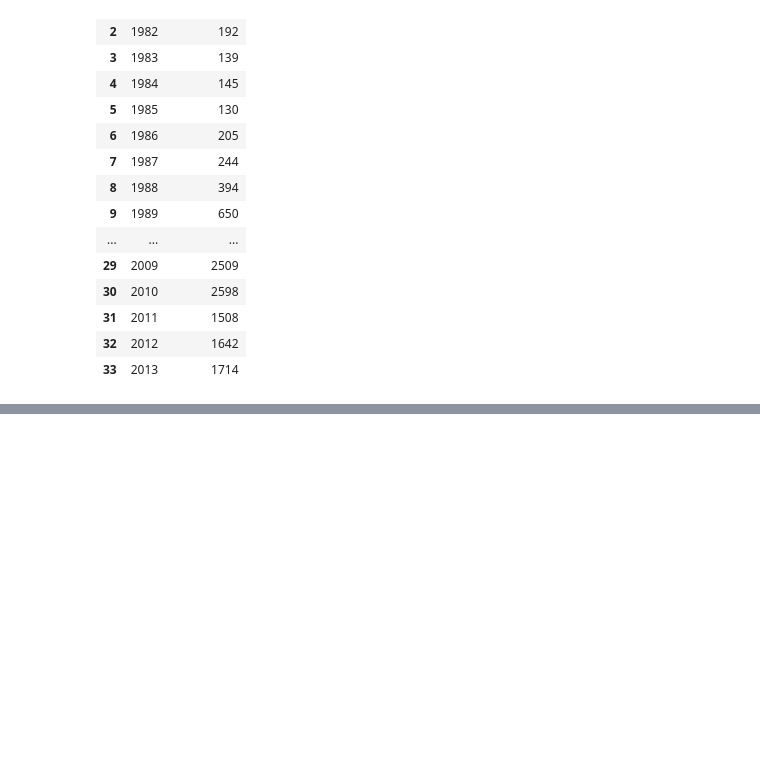
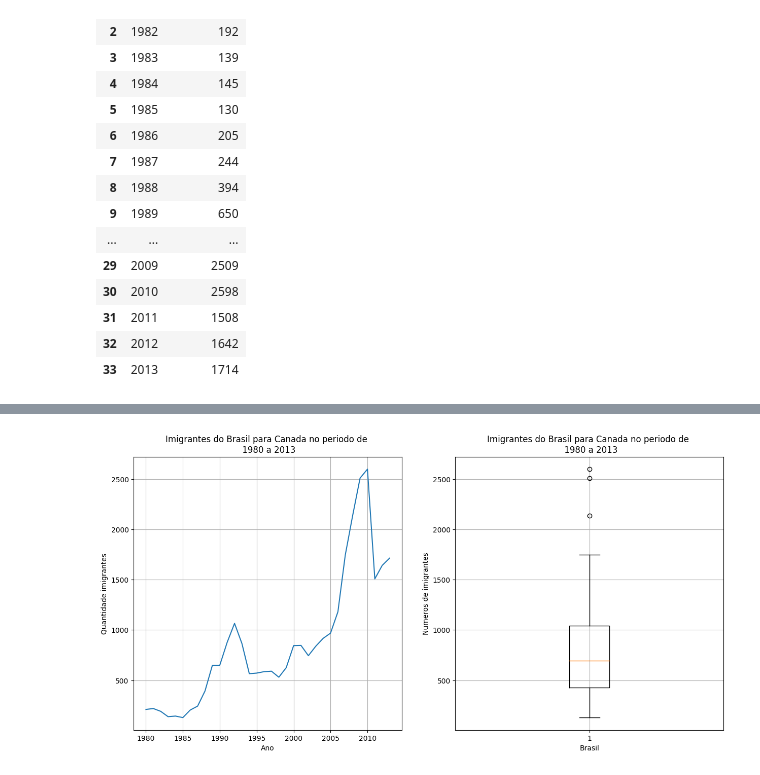
Before and after one commit to Marlon-Santiago/Alanisando_dados_Imigratorios_Canada, a Jupyter notebook: Imigrantes_canada_analise.ipynb, the cells around one changed output, grey strips where cells are left out. Saved outputs shown, nothing was run; the diff lists cells and outputs as text; code cells hidden in the pictures; blank space fills up the shorter version.

```diff
--- a/Imigrantes_canada_analise.ipynb
+++ b/Imigrantes_canada_analise.ipynb
@@ -143,0 +156,19 @@ plt.show
+# %%
+fig, axs = plt.subplots(1,2, figsize = (15, 7))
+axs[0].plot(brasil_dados.Ano, brasil_dados.Imigrantes)
+axs[0].set_title('Imigrantes do Brasil para Canada no periodo de \n 1980 a 2013')
+axs[0].set_xlabel('Ano')
+axs[0].set_ylabel('Quantidade imigrantes')
+axs[0].xaxis.set_major_locator(plt.MultipleLocator(5))
+axs[0].grid()
+
+
+axs[1].boxplot(brasil_dados.Imigrantes)
+axs[1].set_title('Imigrantes do Brasil para Canada no periodo de \n 1980 a 2013')
+axs[1].set_xlabel('Brasil')
+axs[1].set_ylabel('Numeros de imigrantes')
+axs[1].grid()
+
+plt.show()
+# %% [output]
+[figure, added]
```
Also changed, not shown: parts of 3 cells of this notebook.
